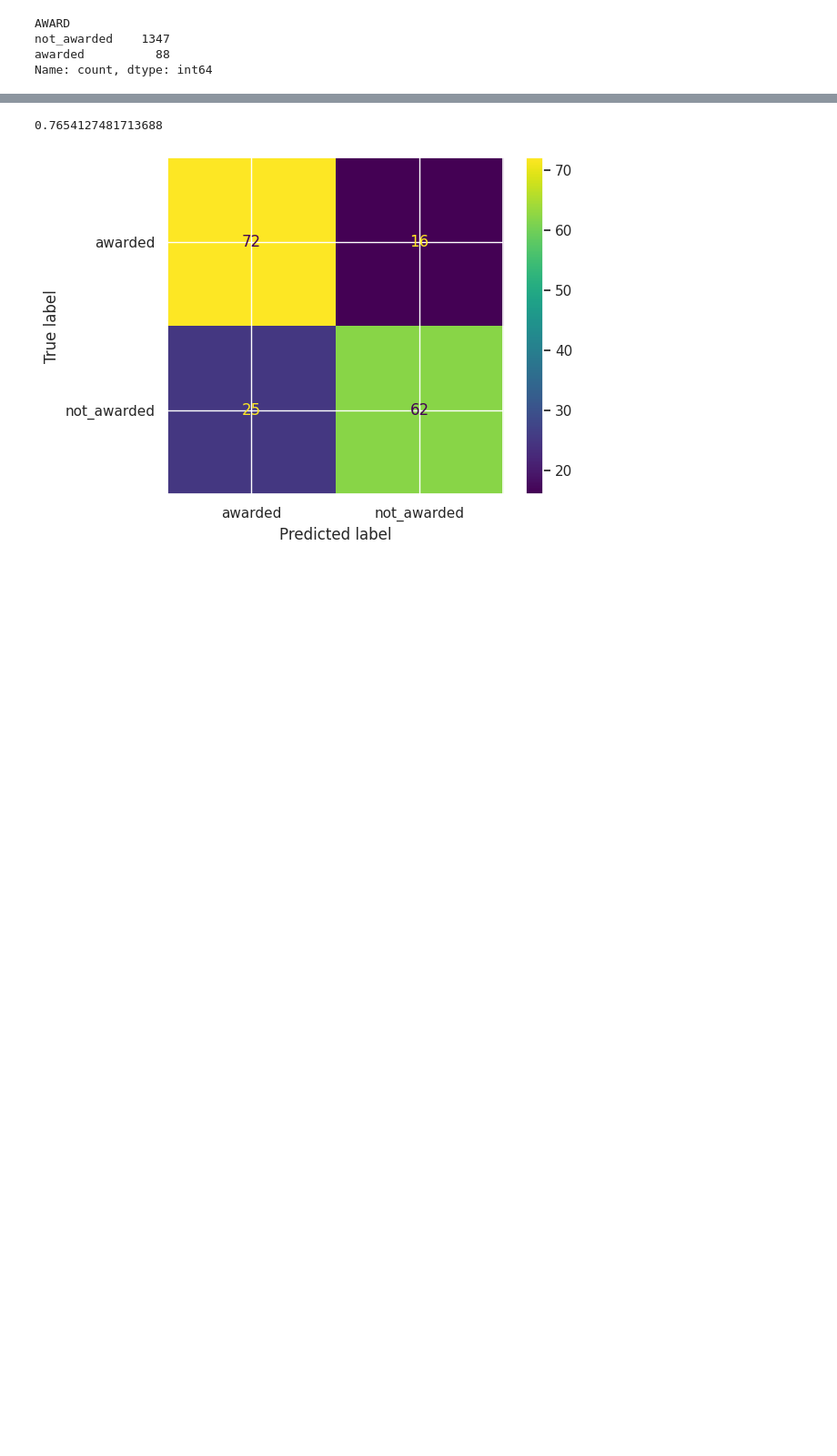
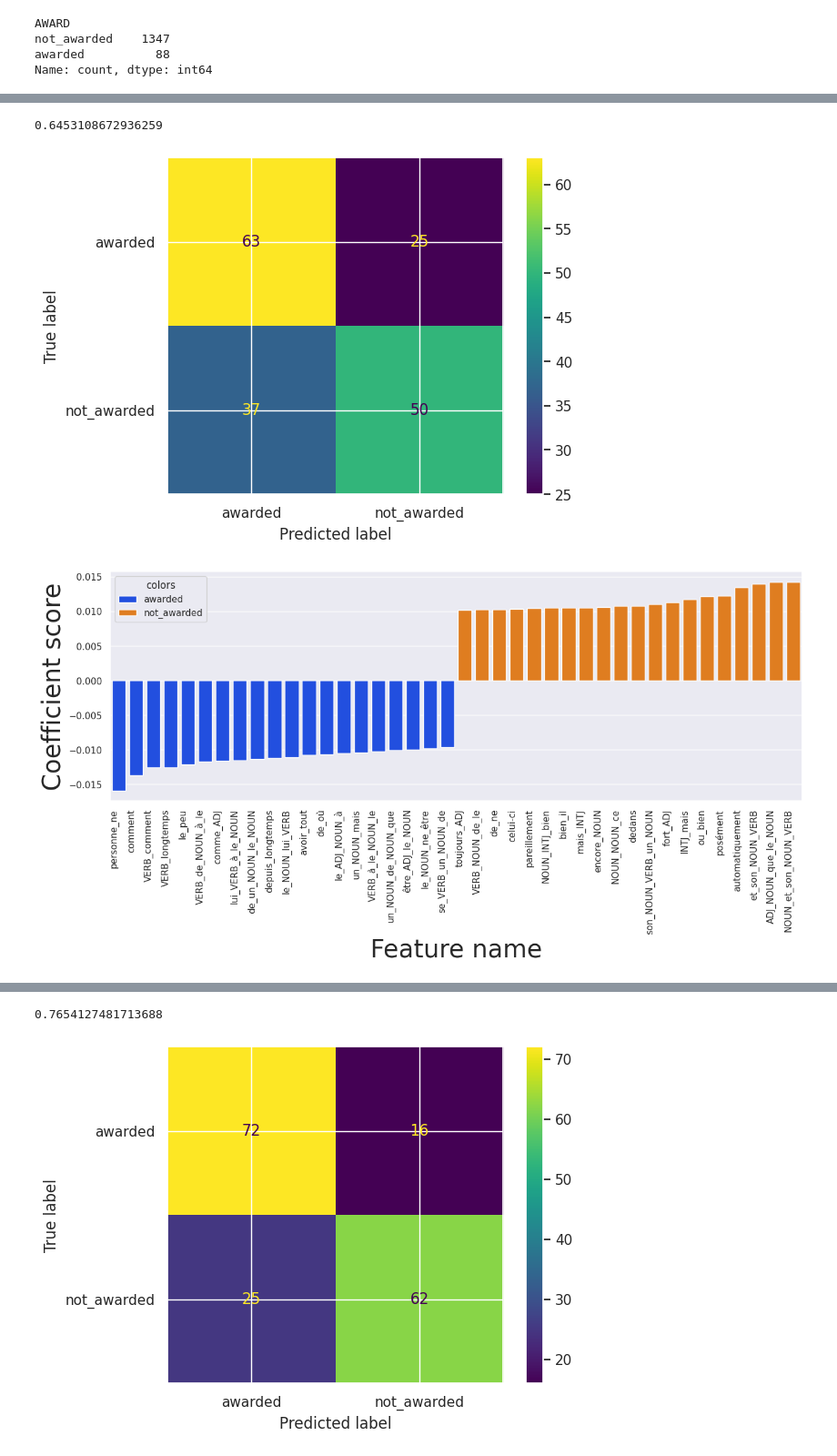
Before and after one commit to crazyjeannot/AWARDS, a Jupyter notebook: scripts/SVM_GroupKFold.ipynb, the cells around one changed output, grey strips where cells are left out. Shown: that part at 91% size. Cells and saved outputs as stored; diff of their text form; code cells hidden in the pictures; blank space fills up the shorter version.

```diff
--- a/scripts/SVM_GroupKFold.ipynb
+++ b/scripts/SVM_GroupKFold.ipynb
@@ -201,0 +207,6 @@ df_sizeopti = ratio_truncate(df_main_author, 0.5)
+# %%
+pipe, df_scores, bas, df_results = KF_canonized(df_sizeopti, probas=True, kernel="linear")
+# %% [output]
+0.6453108672936259
+[figure, added]
+[figure, added]
```
Also changed, not shown: parts of 4 cells of this notebook, 2 other files.
